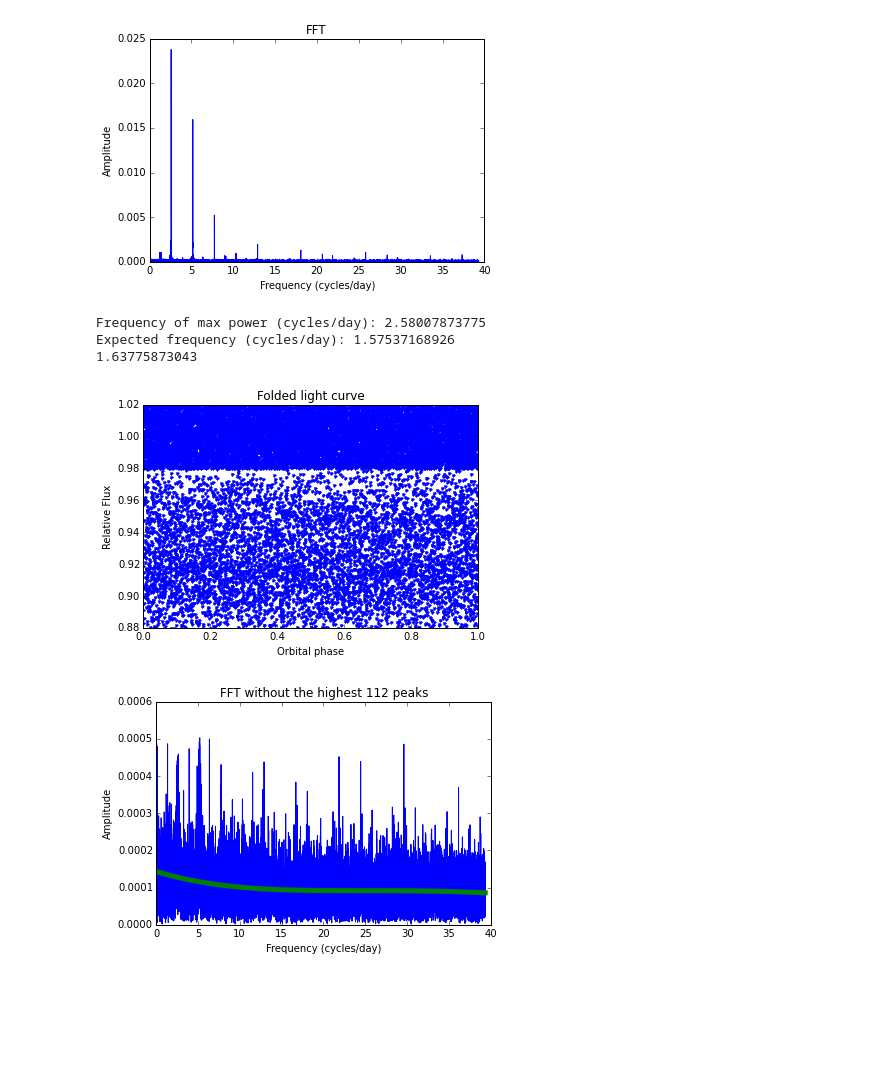
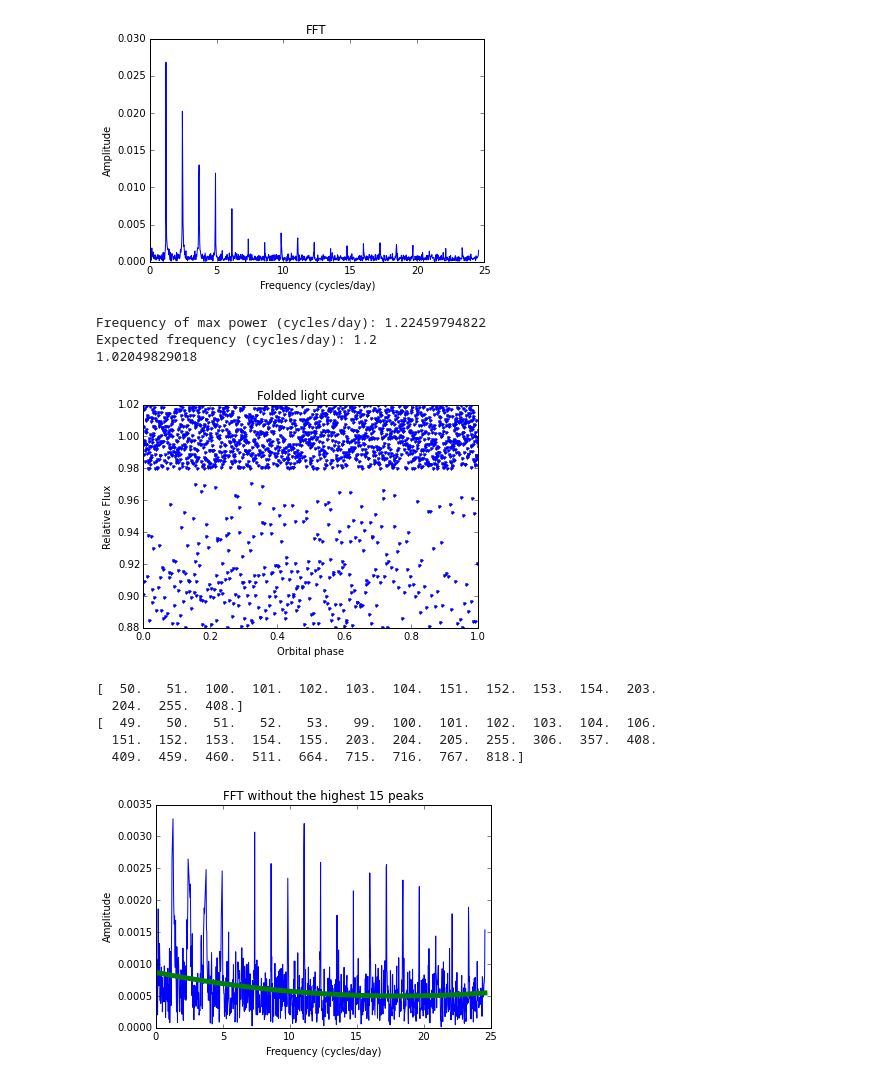
Before and after one commit to dianadianadiana/FFT, a Jupyter notebook: flux_function_transit.ipynb, the cells around one changed output. Cells and saved outputs as stored; diff of their text form; code cells hidden in the pictures; blank space fills up the shorter version.

```diff
--- a/flux_function_transit.ipynb
+++ b/flux_function_transit.ipynb
@@ -86,12 +86,12 @@ def flux(t, x):
 
 delta = .1 # depth    # (Rplanet / Rstar)**2
 t0 = 0.0 # time of transit in hours
-period = 15.2345 # orbital period in hours
+period = 20.0 # orbital period in hours
 #d = period**(-2/3) # duration of transit in hours --
         # scales with P^(-2/3)
 
 # look at pg 6 http://arxiv.org/pdf/0805.0238v2.pdf
-T = 3.123
+T = 5.
 tau = 3
 sigma = 0.02 #scatter
 time_int = 30/60. # time interval of receiving data, in hours
@@ -109,7 +109,7 @@ Time Interval of collecting data: 0.5 hours
 ### Setting up a Time Array
 ### --- time scatter --- has gaps ---
 
-a, b = 0, 10000 #hours #a,b : min and max of time
+a, b = 0, 1000 #hours #a,b : min and max of time
 #N: number of data points
 N = np.round((b-a) / time_int) #float
 print("Number of data points: " + str(N))
@@ -302,7 +302,7 @@ plt.xlabel("Frequency (cycles/day)")
 plt.ylabel("Amplitude")
 plt.show()
 # %% [output]
-[figure, old version]
+[figure, new version]
 # %%
 ### Folded Light Curve
 pos_max_power = np.argmax(power)
@@ -320,10 +320,10 @@ plt.xlabel("Orbital phase")
 plt.ylabel("Relative Flux")
 plt.show()
 # %% [output]
-Frequency of max power (cycles/day): 2.58007873775
-Expected frequency (cycles/day): 1.57537168926
-1.63775873043
+Frequency of max power (cycles/day): 1.22459794822
+Expected frequency (cycles/day): 1.2
+1.02049829018
-[figure, old version]
+[figure, new version]
 # %%
 #line of best fit
 #goal: find all the values in the power array that are considered to be peaks
@@ -353,31 +365,42 @@ while j < loops:
+# %%
+val_indexes = constraint_index_finder(4.6, freq,power) #
+val_indexes1 = constraint_index_finder(3,freq,power) #harmonics
+print(val_indexes)
+print(val_indexes1)
+# %% [output]
+[  50.   51.  100.  101.  102.  103.  104.  151.  152.  153.  154.  203.
+  204.  255.  408.]
+[  49.   50.   51.   52.   53.   99.  100.  101.  102.  103.  104.  106.
+  151.  152.  153.  154.  155.  203.  204.  205.  255.  306.  357.  408.
+  409.  459.  460.  511.  664.  715.  716.  767.  818.]
 # %%
 power_fit = np.delete(power, val_indexes)
 freq_fit = np.delete(freq, val_indexes)
 
 # temp best line fit -- look at paper Roberto sent to use that function
 # P(f) proportional to 1/ [1 + (pi*f*t)**c]
 # is the t the time scale? or is it something else?
 # c = 2 (with exoplanets) or 4 (with the sun)
 
-poly = 4
+poly = 2
 func = freq_fit
 
 z = np.polyfit(freq_fit, power_fit, poly)
 #z1 = z[0]*t**5 + z[1]*t**4 + z[2]*t**3 + z[3]*t**2 + z[4]*t + z[5]
 i = 0
 z1 = np.zeros(len(freq_fit)) + z[poly]
 while i < poly:
     z1 = z1 + z[i]*func**(poly-i)
     i += 1
 
 plt.plot(freq_fit*freq_fact*conv_hr_day, power_fit, 'b')
 plt.plot(freq_fit*freq_fact*conv_hr_day, z1, 'g', linewidth = 5.0)
 plt.title("FFT without the highest " + str(len(val_indexes)) +" peaks")
 plt.xlabel("Frequency (cycles/day)")
 plt.ylabel("Amplitude")
 plt.show()
 # %% [output]
-[figure, old version]
+[figure, new version]
 # %%
 # Relative power
 poly = 1
```
Also changed, not shown: parts of 9 cells of this notebook.
